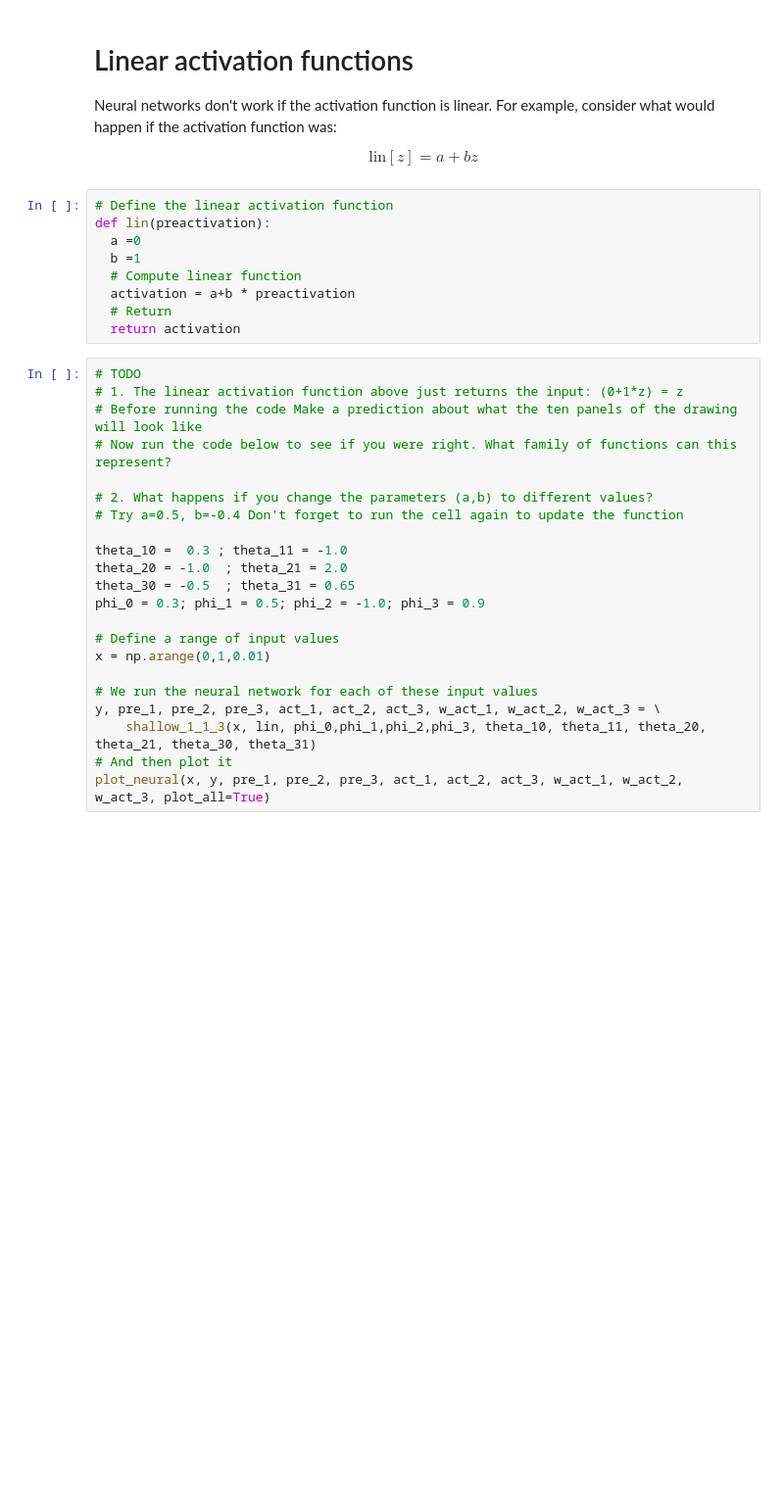
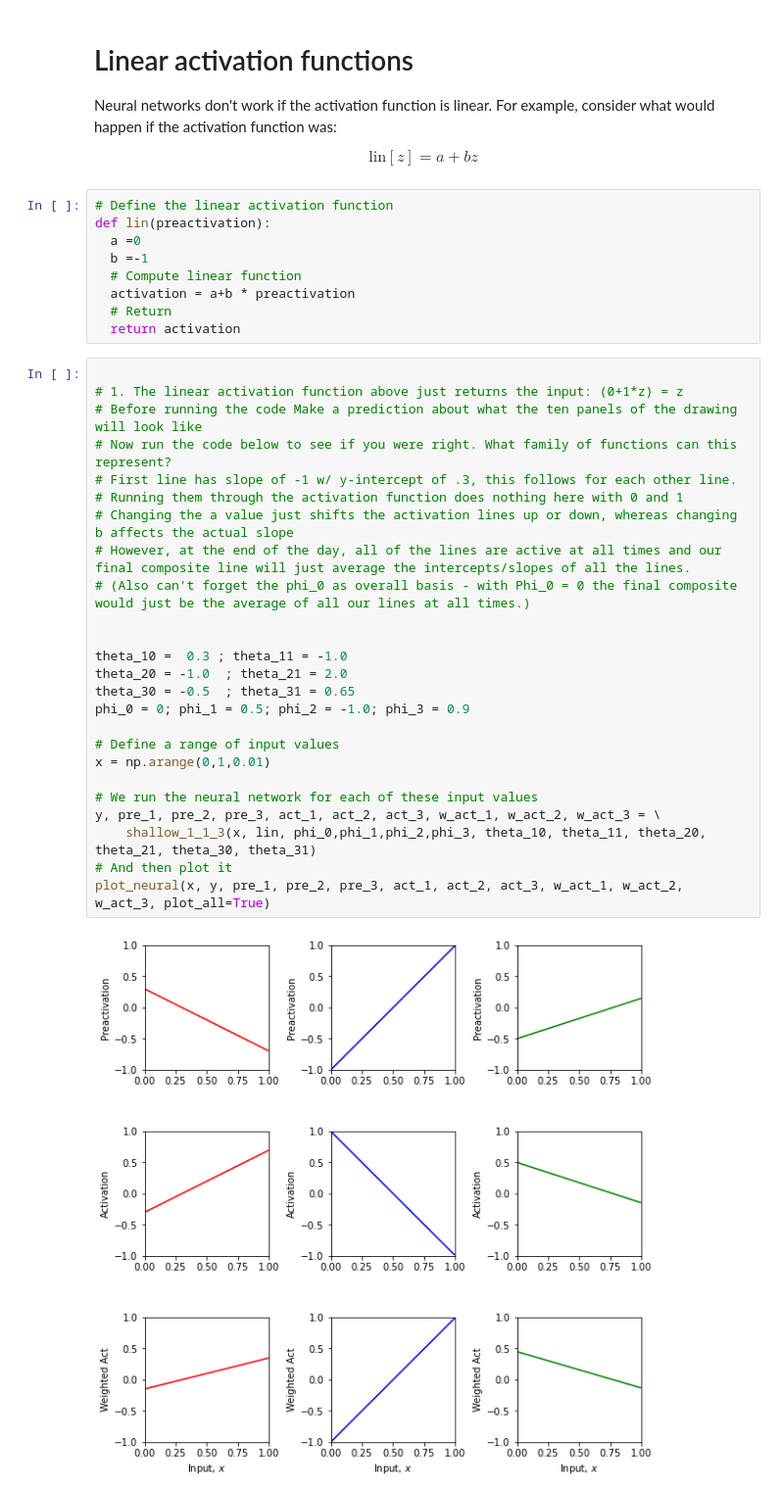
Before and after one commit to bkur808/167notebooks_3_4_activationFunctions, a Jupyter notebook: completedNotebook3_4.ipynb, the cells around one changed output. Shown at 98% size. Cells and saved outputs as stored; diff of their text form; blank space fills up the shorter version.

```diff
--- a/completedNotebook3_4.ipynb
+++ b/completedNotebook3_4.ipynb
@@ -194,30 +207,35 @@ Neural networks don't work if the activation function is linear.  For example, c
 # Define the linear activation function
 def lin(preactivation):
   a =0
-  b =1
+  b =-1
   # Compute linear function
   activation = a+b * preactivation
   # Return
   return activation
 # %%
-# TODO
+
 # 1. The linear activation function above just returns the input: (0+1*z) = z
 # Before running the code Make a prediction about what the ten panels of the drawing will look like
 # Now run the code below to see if you were right. What family of functions can this represent?
+# First line has slope of -1 w/ y-intercept of .3, this follows for each other line.
+# Running them through the activation function does nothing here with 0 and 1
+# Changing the a value just shifts the activation lines up or down, whereas changing b affects the actual slope
+# However, at the end of the day, all of the lines are active at all times and our final composite line will just average the intercepts/slopes of all the lines.
+# (Also can't forget the phi_0 as overall basis - with Phi_0 = 0 the final composite would just be the average of all our lines at all times.)
 
-# 2. What happens if you change the parameters (a,b) to different values?
-# Try a=0.5, b=-0.4 Don't forget to run the cell again to update the function
 
 theta_10 =  0.3 ; theta_11 = -1.0
 theta_20 = -1.0  ; theta_21 = 2.0
 theta_30 = -0.5  ; theta_31 = 0.65
-phi_0 = 0.3; phi_1 = 0.5; phi_2 = -1.0; phi_3 = 0.9
+phi_0 = 0; phi_1 = 0.5; phi_2 = -1.0; phi_3 = 0.9
 
 # Define a range of input values
 x = np.arange(0,1,0.01)
 
 # We run the neural network for each of these input values
 y, pre_1, pre_2, pre_3, act_1, act_2, act_3, w_act_1, w_act_2, w_act_3 = \
     shallow_1_1_3(x, lin, phi_0,phi_1,phi_2,phi_3, theta_10, theta_11, theta_20, theta_21, theta_30, theta_31)
 # And then plot it
 plot_neural(x, y, pre_1, pre_2, pre_3, act_1, act_2, act_3, w_act_1, w_act_2, w_act_3, plot_all=True)
+# %% [output]
+[figure, added]
```
Also changed, not shown: parts of 8 cells of this notebook.
